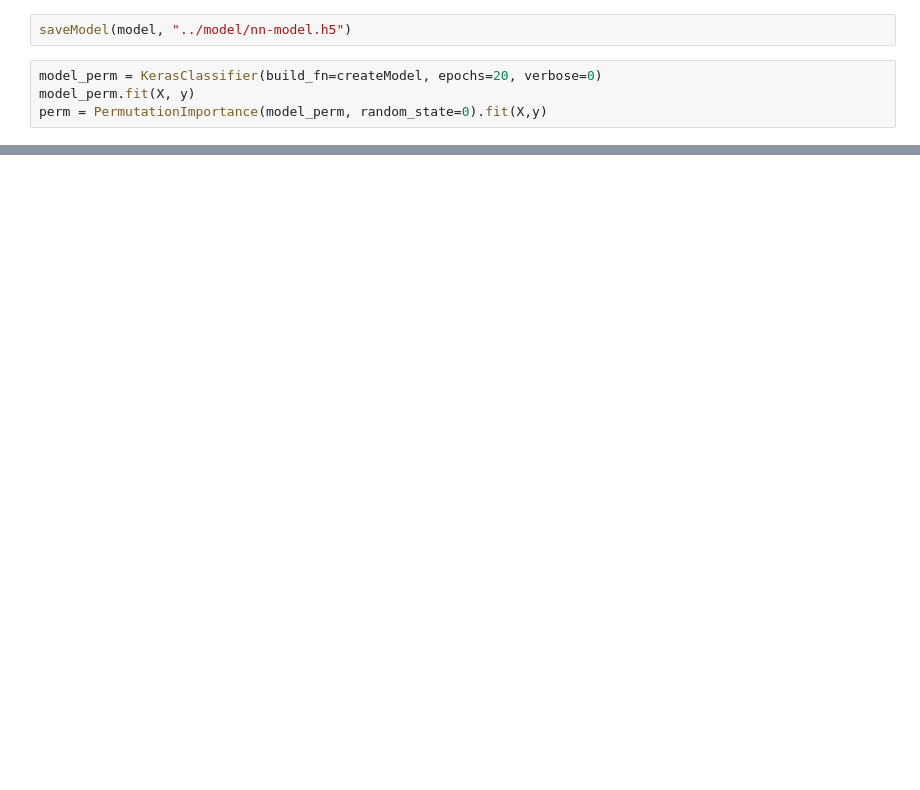
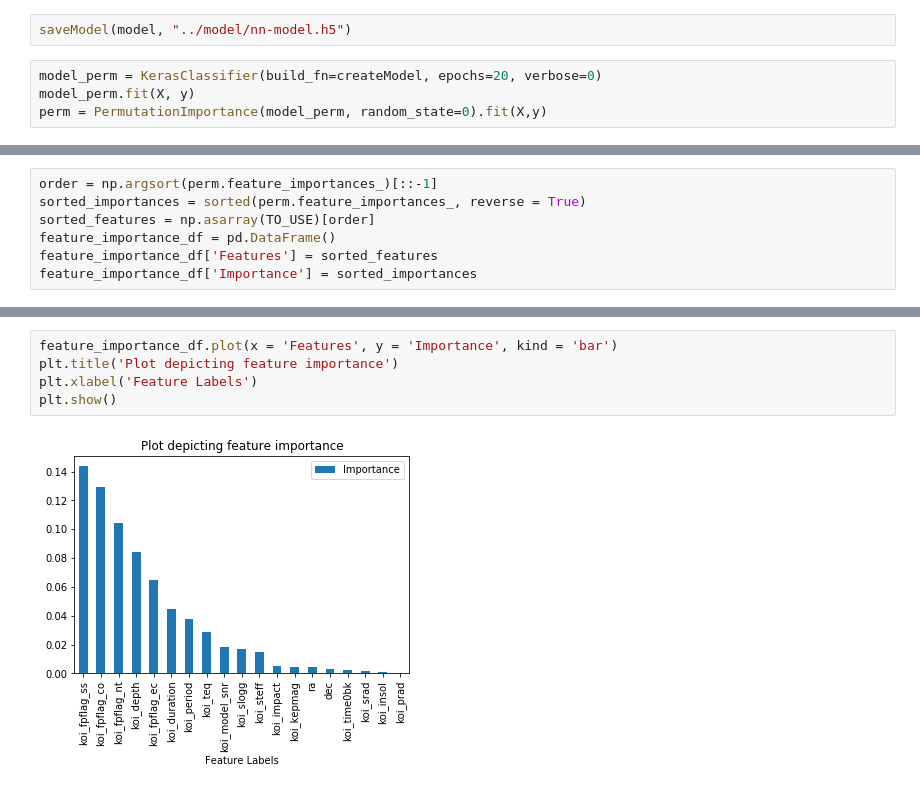
Before and after one commit to aditeyabaral/kepler-exoplanet-analysis, a Jupyter notebook: src/Neural_Network.ipynb, the cells around one changed output, grey strips where cells are left out. Drawn from its saved outputs; the diff is of its cells as text; blank space fills up the shorter version.

```diff
--- a/src/Neural_Network.ipynb
+++ b/src/Neural_Network.ipynb
@@ -166,0 +176,7 @@ eli5.explain_weights(perm, feature_names = TO_USE)
+# %%
+order = np.argsort(perm.feature_importances_)[::-1]
+sorted_importances = sorted(perm.feature_importances_, reverse = True)
+sorted_features = np.asarray(TO_USE)[order]
+feature_importance_df = pd.DataFrame()
+feature_importance_df['Features'] = sorted_features
+feature_importance_df['Importance'] = sorted_importances
@@ -166,0 +192,7 @@ eli5.explain_weights(perm, feature_names = TO_USE)
+# %%
+feature_importance_df.plot(x = 'Features', y = 'Importance', kind = 'bar')
+plt.title('Plot depicting feature importance')
+plt.xlabel('Feature Labels')
+plt.show()
+# %% [output]
+[figure, added]
```
Also changed, not shown: parts of 6 cells of this notebook.
